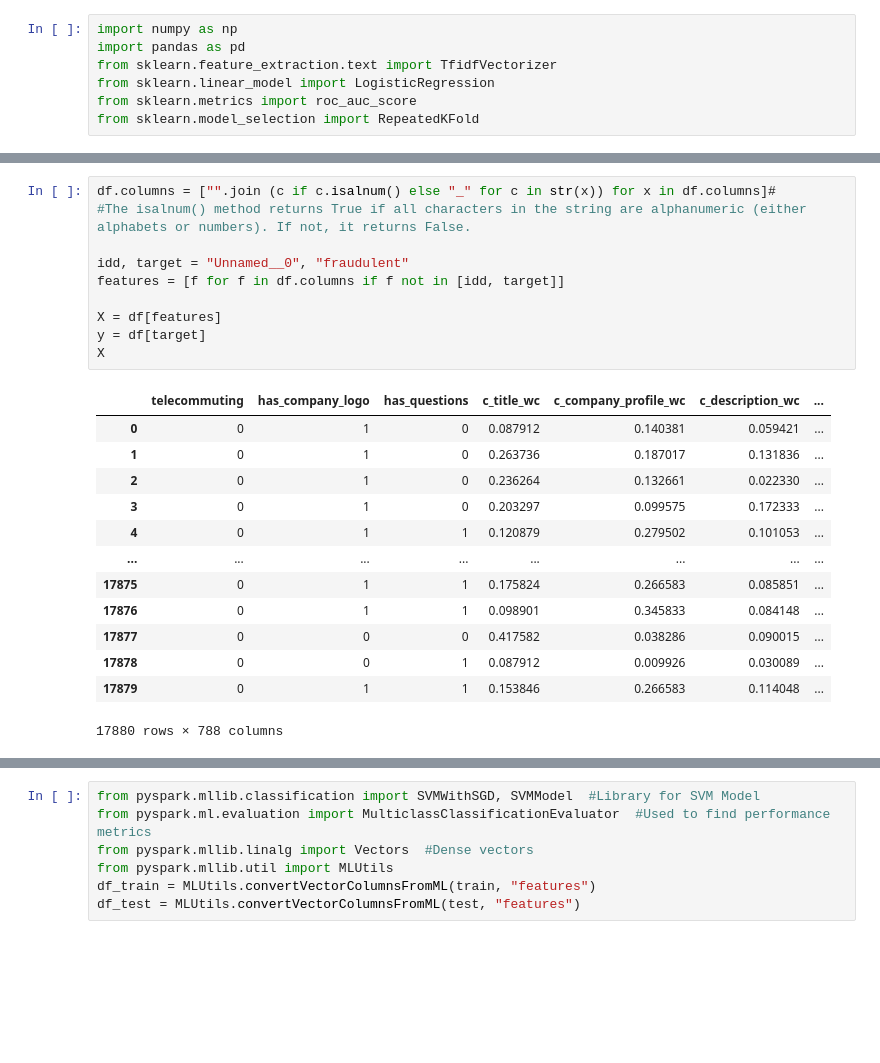
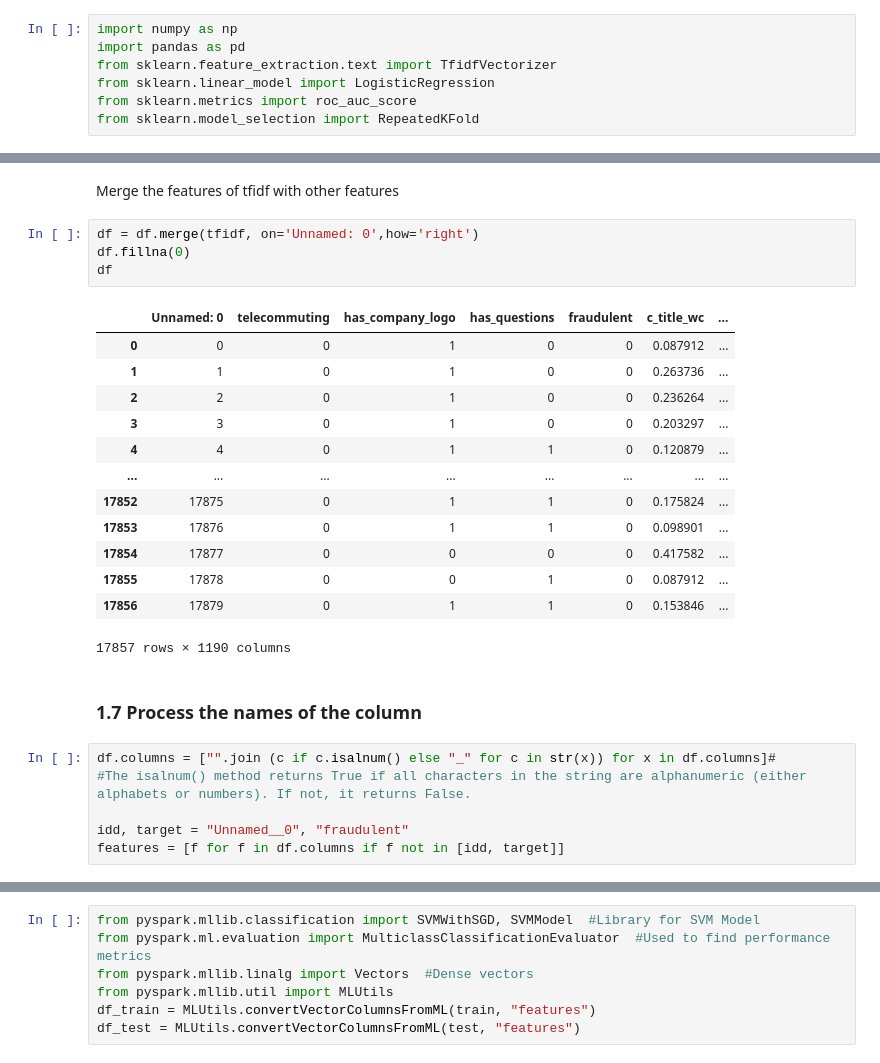
Before and after one commit to Exlie-Flyyi/CS5488_Group_Project, a Jupyter notebook: pyspark_svm.ipynb, the cells around one changed output, grey strips where cells are left out. Saved outputs shown, nothing was run; the diff lists cells and outputs as text; blank space fills up the shorter version.

```diff
--- a/pyspark_svm.ipynb
+++ b/pyspark_svm.ipynb
@@ -87,24 +182,28 @@ df
+# %% [markdown]
+Merge the features of tfidf with other features
+# %%
+df = df.merge(tfidf, on='Unnamed: 0',how='right')
+df.fillna(0)
+df
+# %% [output]
+|  | Unnamed: 0 | telecommuting | has_company_logo | has_questions | fraudulent | c_title_wc | ... |
+| 0 | 0 | 0 | 1 | 0 | 0 | 0.087912 | ... |
+| 1 | 1 | 0 | 1 | 0 | 0 | 0.263736 | ... |
+| 2 | 2 | 0 | 1 | 0 | 0 | 0.236264 | ... |
+| 3 | 3 | 0 | 1 | 0 | 0 | 0.203297 | ... |
+| 4 | 4 | 0 | 1 | 1 | 0 | 0.120879 | ... |
+| ... | ... | ... | ... | ... | ... | ... | ... |
+| 17852 | 17875 | 0 | 1 | 1 | 0 | 0.175824 | ... |
+| 17853 | 17876 | 0 | 1 | 1 | 0 | 0.098901 | ... |
+| 17854 | 17877 | 0 | 0 | 0 | 0 | 0.417582 | ... |
+| 17855 | 17878 | 0 | 0 | 1 | 0 | 0.087912 | ... |
+| 17856 | 17879 | 0 | 1 | 1 | 0 | 0.153846 | ... |
+17857 rows × 1190 columns
+# %% [markdown]
+### 1.7 Process the names of the column
 # %%
 df.columns = ["".join (c if c.isalnum() else "_" for c in str(x)) for x in df.columns]#
 #The isalnum() method returns True if all characters in the string are alphanumeric (either alphabets or numbers). If not, it returns False.
 
 idd, target = "Unnamed__0", "fraudulent"
 features = [f for f in df.columns if f not in [idd, target]]
-
-X = df[features]
-y = df[target]
-X
-# %% [output]
-|  | telecommuting | has_company_logo | has_questions | c_title_wc | c_company_profile_wc | c_description_wc | ... |
-| 0 | 0 | 1 | 0 | 0.087912 | 0.140381 | 0.059421 | ... |
-| 1 | 0 | 1 | 0 | 0.263736 | 0.187017 | 0.131836 | ... |
-| 2 | 0 | 1 | 0 | 0.236264 | 0.132661 | 0.022330 | ... |
-| 3 | 0 | 1 | 0 | 0.203297 | 0.099575 | 0.172333 | ... |
-| 4 | 0 | 1 | 1 | 0.120879 | 0.279502 | 0.101053 | ... |
-| ... | ... | ... | ... | ... | ... | ... | ... |
-| 17875 | 0 | 1 | 1 | 0.175824 | 0.266583 | 0.085851 | ... |
-| 17876 | 0 | 1 | 1 | 0.098901 | 0.345833 | 0.084148 | ... |
-| 17877 | 0 | 0 | 0 | 0.417582 | 0.038286 | 0.090015 | ... |
-| 17878 | 0 | 0 | 1 | 0.087912 | 0.009926 | 0.030089 | ... |
-| 17879 | 0 | 1 | 1 | 0.153846 | 0.266583 | 0.114048 | ... |
-17880 rows × 788 columns
```
Also changed, not shown: parts of 48 cells of this notebook.
